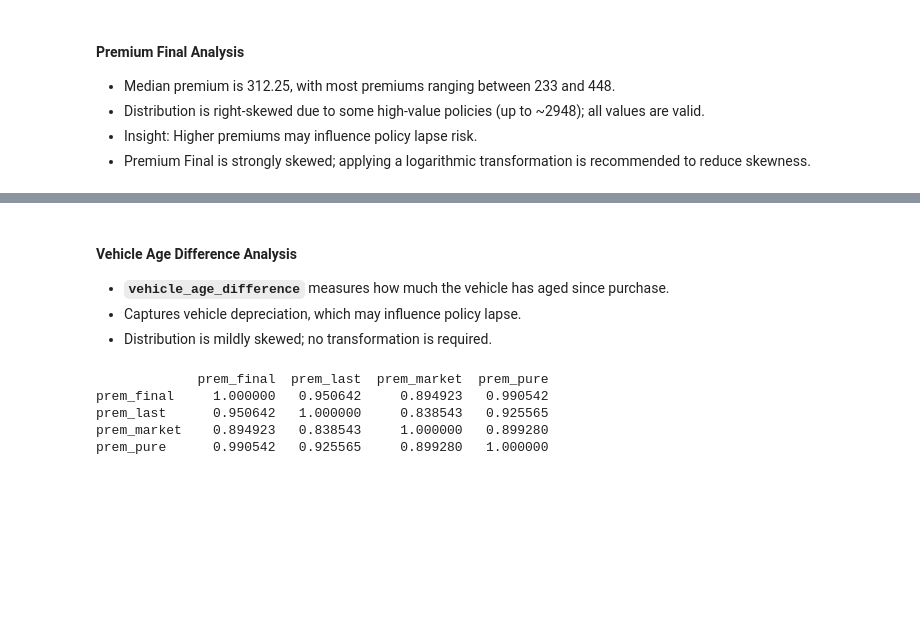
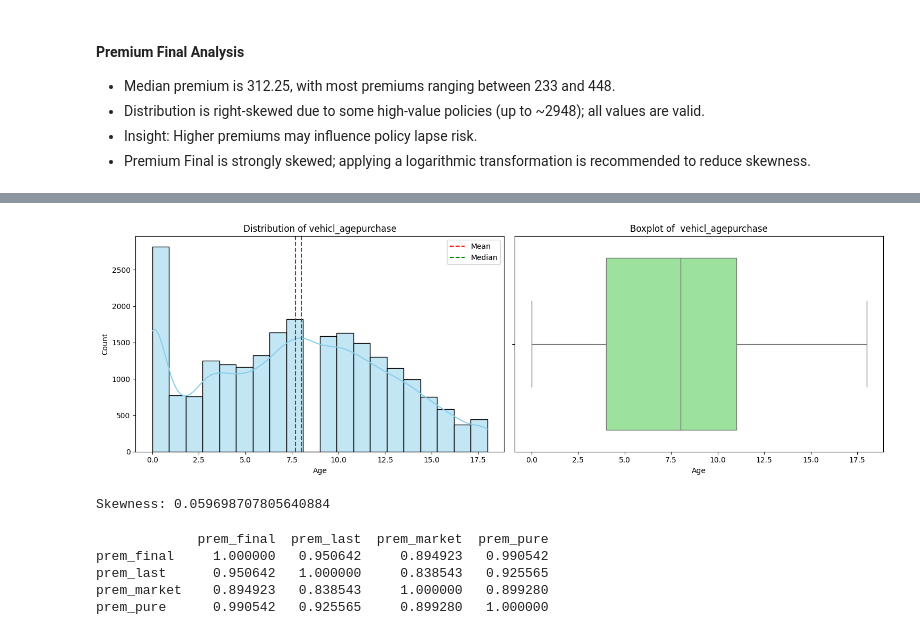
Before and after one commit to Iam-Mak/vehicle-policy-lapse-prediction, a Jupyter notebook: notebook/1_EDA.ipynb, the cells around one changed output, grey strips where cells are left out. Drawn from its saved outputs; the diff is of its cells as text; code cells hidden in the pictures; blank space fills up the shorter version.

```diff
--- a/notebook/1_EDA.ipynb
+++ b/notebook/1_EDA.ipynb
@@ -197,11 +197,10 @@ Skewness: 0.5456756584932527
-# %% [markdown]
-
-
-#### Vehicle Age Difference Analysis
-
-* **`vehicle_age_difference`** measures how much the vehicle has aged since purchase.
-* Captures vehicle depreciation, which may influence policy lapse.
-* Distribution is mildly skewed; no transformation is required.
+# %%
+hist_and_box_plot(feature="vehicl_agepurchase" )
+skew_value = data['vehicl_agepurchase'].skew()
+print("Skewness:", skew_value)
+# %% [output]
+[figure, added]
+Skewness: 0.059698707805640884
 # %%
 premium_cols = ['prem_final', 'prem_last', 'prem_market', 'prem_pure']
 corr_matrix = data[premium_cols].corr()
```
Also changed, not shown: parts of 4 cells of this notebook, 2 other files.
